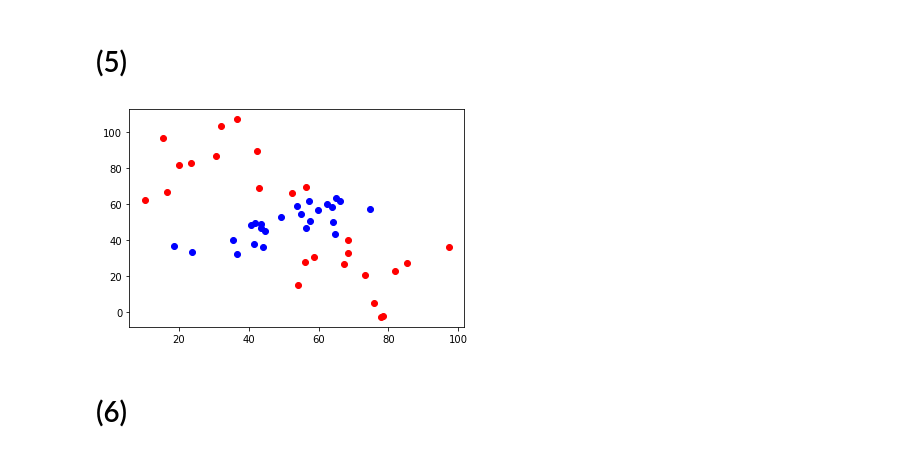
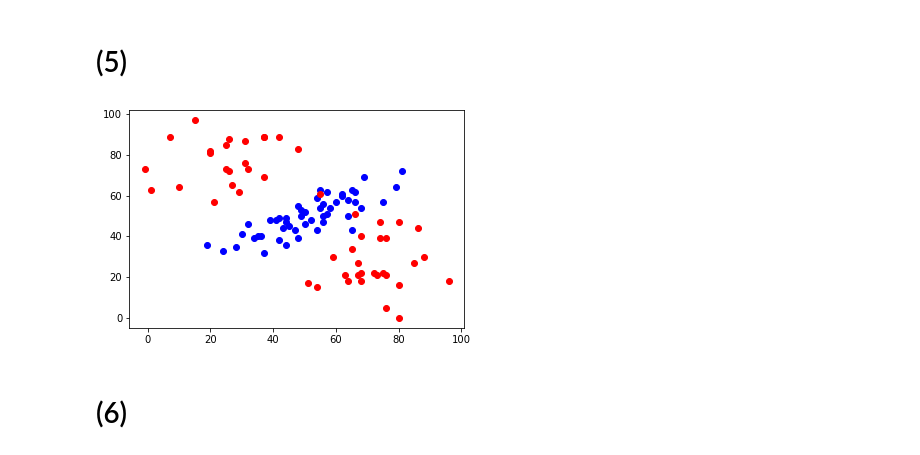
Before and after one commit to rovle/gpt3-in-context-fitting, a Jupyter notebook: classification_playground.ipynb, the cells around one changed output. Drawn from its saved outputs; the diff is of its cells as text; code cells hidden in the pictures.

```diff
--- a/classification_playground.ipynb
+++ b/classification_playground.ipynb
@@ -28,8 +46,20 @@ plot_distributions(multivariate_normal.rvs([50, 40], [[160, 0], [0, 80]], size=5
 # %% [markdown]
 # (2)
 # %%
-plot_distributions(multivariate_normal.rvs([40, 50], [[80, 0], [0, 160]], size=25,
-                                            random_state=42),
-                    multivariate_normal.rvs([60, 50], [[160, 0], [0, 80]], size=25,
-                                            random_state=43))
+dist_type = 2
+c[(dist_type, 0)] = rounding(
+                        multivariate_normal.rvs([40, 50],
+                                                [[80, 0], [0, 160]],
+                                                size=size,
+                                                random_state=55)
+                            )
+c[(dist_type, 1)] = rounding(
+                        multivariate_normal.rvs([60, 50],
+                                                [[160, 0], [0, 80]],
+                                                size=size,
+                                                random_state=56)
+                            )
+
+
+plot_distributions(c[(dist_type, 0)], c[(dist_type, 1)])
 # %% [output]
@@ -72,19 +133,38 @@ plot_distributions(multivariate_normal.rvs([75, 25], [[var, 0], [0, var]], size=
 # %% [markdown]
 # (5)
 # %%
+dist_type = 5
+
 var = 200
 mixture = np.concatenate((
-                            multivariate_normal.rvs([75, 25], [[var, 0], [0, var]], size=25, random_state=42),
-                            multivariate_normal.rvs([25, 75], [[var, 0], [0, var]], size=25, random_state=43),
+                            multivariate_normal.rvs([75, 25],
+                                                    [[var, 0], [0, var]],
+                                                    size=size,
+                                                    random_state=42),
+                            multivariate_normal.rvs([25, 75],
+                                                    [[var, 0], [0, var]],
+                                                    size=size,
+                                                    random_state=43),
                         ))
 
-indices = np.random.choice(mixture.shape[0], 25, replace=False)
+indices = np.random.choice(mixture.shape[0], size, replace=False)
 mixture_sample = mixture[indices]
 
-plot_distributions(multivariate_normal.rvs([50, 50], [[var, 120], [120, var/2]], size=25, random_state=44),
-                    mixture_sample)
+
+c[(dist_type, 0)] = rounding(
+                        multivariate_normal.rvs([50, 50],
+                                                [[var, 120], [120, var/2]],
+                                                size=size,
+                                                random_state=44)
+                            )
+c[(dist_type, 1)] = rounding(
+                        mixture_sample
+                            )
+
+
+plot_distributions(c[(dist_type, 0)], c[(dist_type, 1)])
 # %% [output]
-[figure, old version]
+[figure, new version]
 # %% [markdown]
 # (6)
 # %%
```
Also changed, not shown: parts of 13 cells of this notebook.
